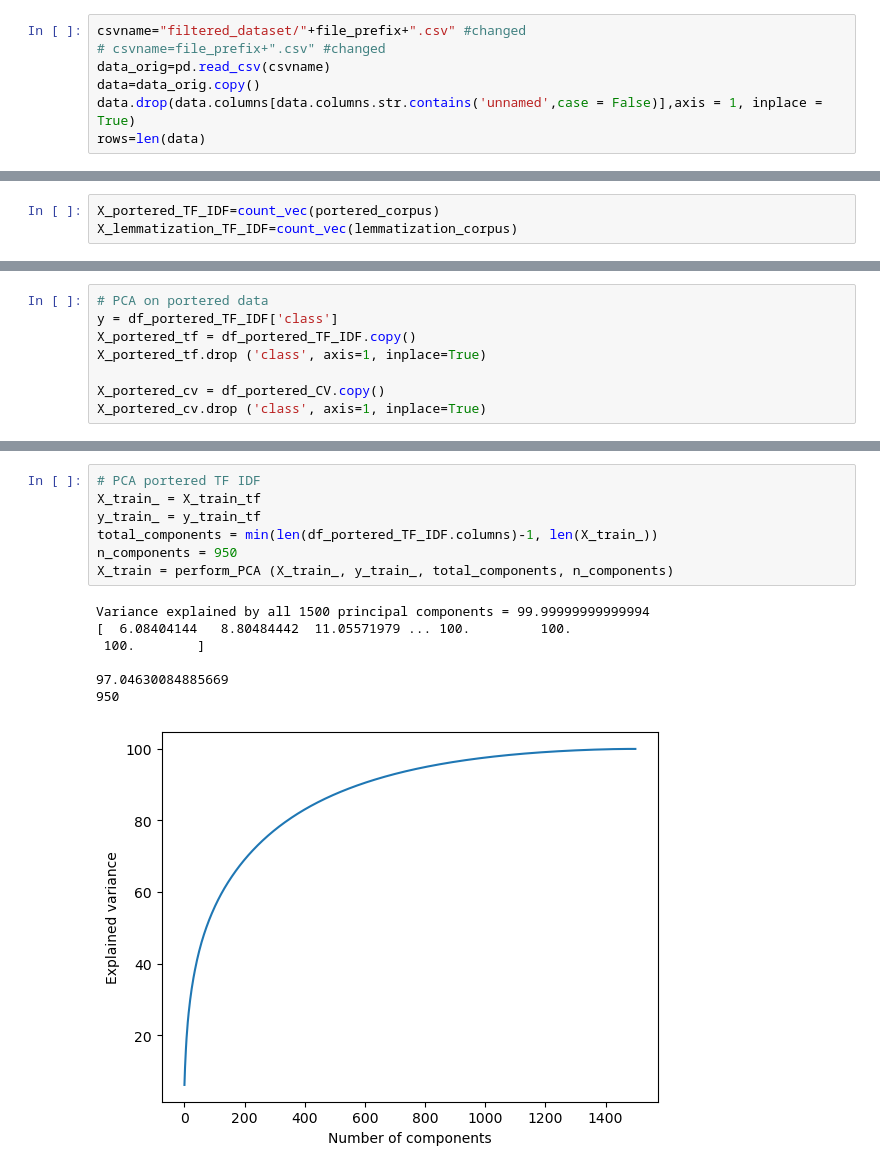
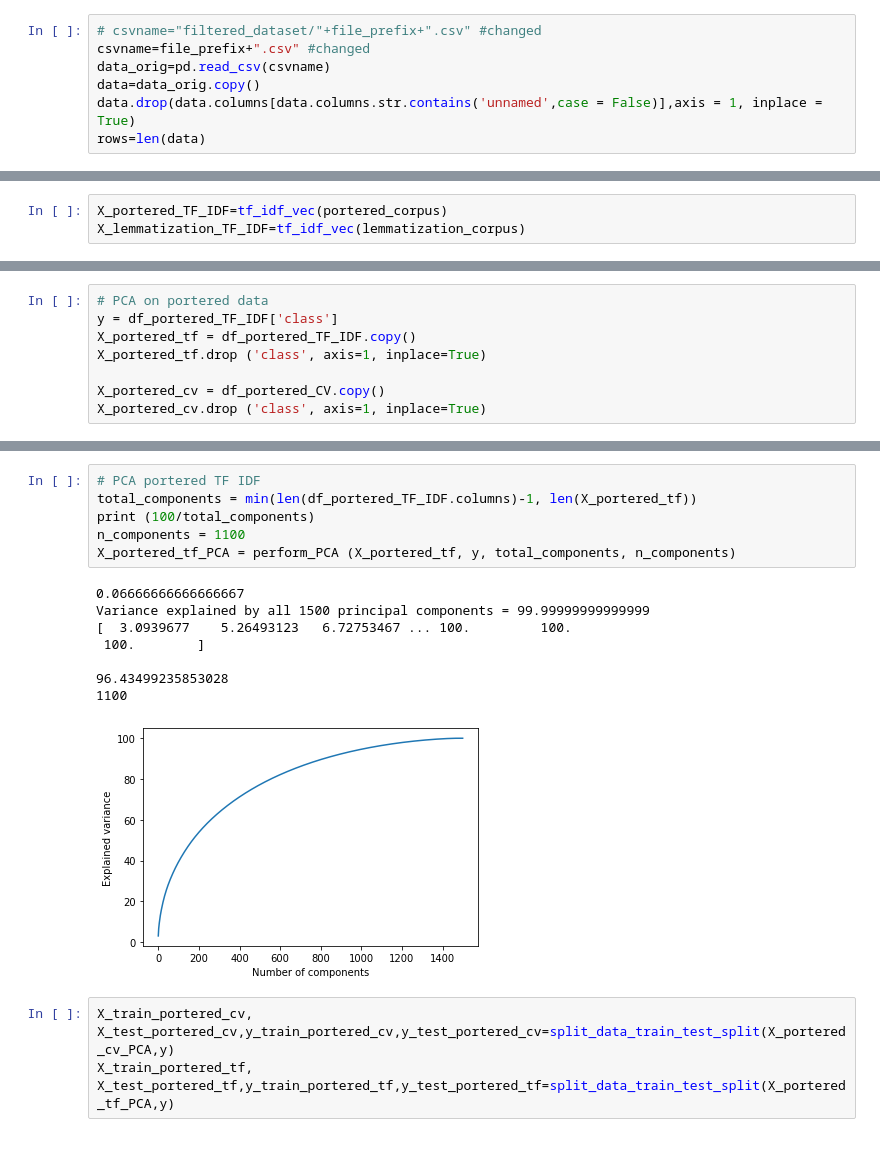
Before and after one commit to sak007/Monkey-Pox-Misinformation-Classification, a Jupyter notebook: code/preprocess_tweets.ipynb, the cells around one changed output, grey strips where cells are left out. Drawn from its saved outputs; the diff is of its cells as text.

```diff
--- a/code/preprocess_tweets.ipynb
+++ b/code/preprocess_tweets.ipynb
@@ -20,7 +19,7 @@ text_field = 'text'
 [nltk_data]   Package stopwords is already up-to-date!
 # %%
-csvname="filtered_dataset/"+file_prefix+".csv" #changed
-# csvname=file_prefix+".csv" #changed
+# csvname="filtered_dataset/"+file_prefix+".csv" #changed
+csvname=file_prefix+".csv" #changed
 data_orig=pd.read_csv(csvname)
 data=data_orig.copy()
 data.drop(data.columns[data.columns.str.contains('unnamed',case = False)],axis = 1, inplace = True)
@@ -170,8 +169,8 @@ df_lemmatization_CV
 | 5786 | 0 | 0 | 0 | 0 | 0 | 0 | 0 | 0 | 0 | 0 | ... | ... |
 5787 rows × 1501 columns
 # %%
-X_portered_TF_IDF=count_vec(portered_corpus)
-X_lemmatization_TF_IDF=count_vec(lemmatization_corpus)
+X_portered_TF_IDF=tf_idf_vec(portered_corpus)
+X_lemmatization_TF_IDF=tf_idf_vec(lemmatization_corpus)
 # %%
 df_portered_TF_IDF = pd.DataFrame(X_portered_TF_IDF)
 df_portered_TF_IDF['class'] = y_portered
@@ -322,15 +412,18 @@ Variance explained by all 1500 principal components = 99.99999999999994
 # %%
 # PCA portered TF IDF
-X_train_ = X_train_tf
-y_train_ = y_train_tf
-total_components = min(len(df_portered_TF_IDF.columns)-1, len(X_train_))
-n_components = 950
-X_train = perform_PCA (X_train_, y_train_, total_components, n_components)
+total_components = min(len(df_portered_TF_IDF.columns)-1, len(X_portered_tf))
+print (100/total_components)
+n_components = 1100
+X_portered_tf_PCA = perform_PCA (X_portered_tf, y, total_components, n_components)
 # %% [output]
-Variance explained by all 1500 principal components = 99.99999999999994
-[  6.08404144   8.80484442  11.05571979 ... 100.         100.
+0.06666666666666667
+Variance explained by all 1500 principal components = 99.99999999999999
+[  3.0939677    5.26493123   6.72753467 ... 100.         100.
  100.        ]
 
-97.04630084885669
-950
+96.43499235853028
+1100
-[figure, old version]
+[figure, new version]
+# %%
+X_train_portered_cv, X_test_portered_cv,y_train_portered_cv,y_test_portered_cv=split_data_train_test_split(X_portered_cv_PCA,y)
+X_train_portered_tf, X_test_portered_tf,y_train_portered_tf,y_test_portered_tf=split_data_train_test_split(X_portered_tf_PCA,y)
```
Also changed, not shown: parts of 17 cells of this notebook.
